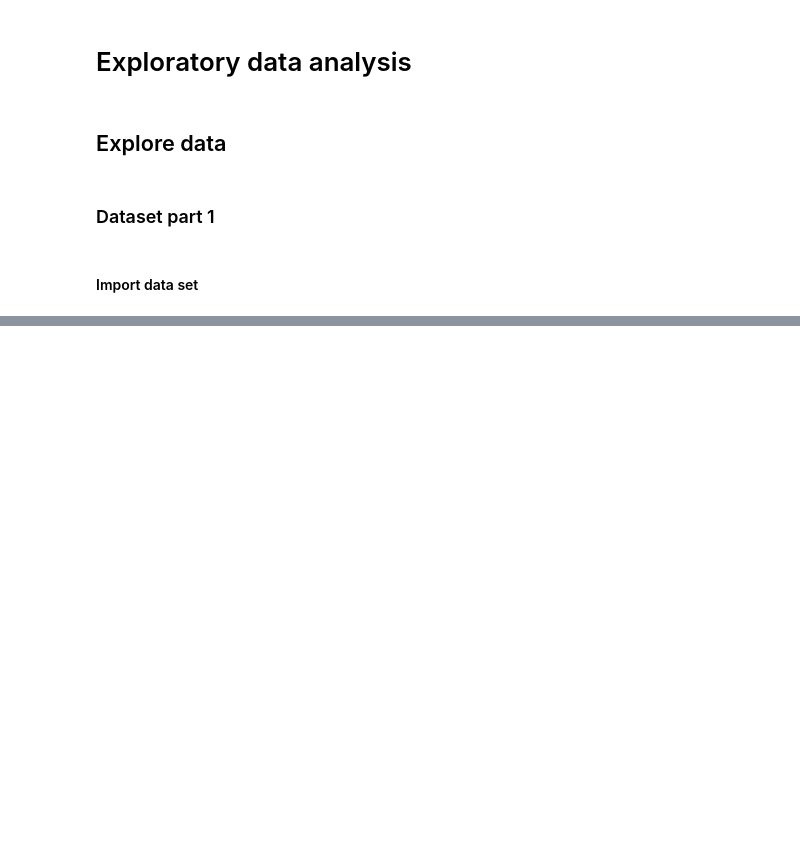
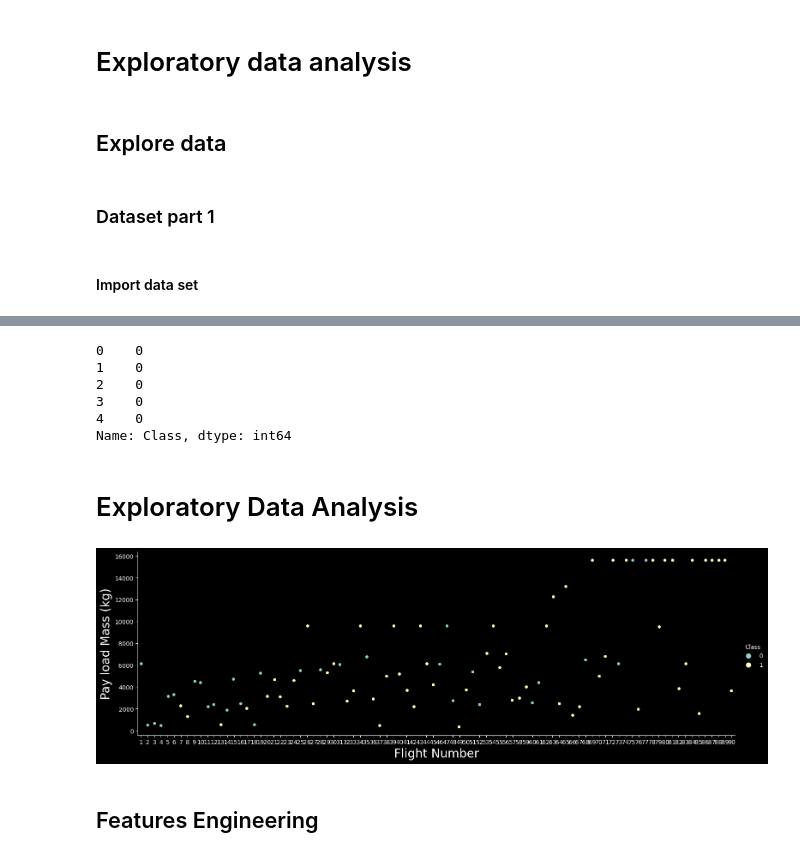
Before and after one commit to cmoleka/ds-project, a Jupyter notebook: project.ipynb, the cells around one changed output, grey strips where cells are left out. Drawn from its saved outputs; the diff is of its cells as text; code cells hidden in the pictures; blank space fills up the shorter version.

```diff
--- a/project.ipynb
+++ b/project.ipynb
@@ -41,0 +71,5 @@ df
+# %%
+landing_outcomes = df['Outcome'].value_counts()
+# %%
+bad_outcomes = set(landing_outcomes.keys()[[1,3,5,6,7]])
+bad_outcomes
@@ -41,0 +80,15 @@ df
+# %%
+landing_class = [0 if x in bad_outcomes else 1 for x in df['Outcome']]
+# %%
+df['Class']=landing_class
+df['Class'].head()
+# %% [output]
+0    0
+1    0
+2    0
+3    0
+4    0
+Name: Class, dtype: int64
+# %% [markdown]
+
+# Exploratory Data Analysis
@@ -41,0 +99,9 @@ df
+# %%
+sns.catplot(y="PayloadMass", x="FlightNumber", hue="Class", data=df, aspect = 3)
+plt.xlabel("Flight Number",fontsize=20)
+plt.ylabel("Pay load Mass (kg)",fontsize=20)
+plt.show()
+# %% [output]
+[figure, added]
+# %% [markdown]
+## Features  Engineering
```
Also changed, not shown: parts of 26 cells of this notebook, 2 other files.
